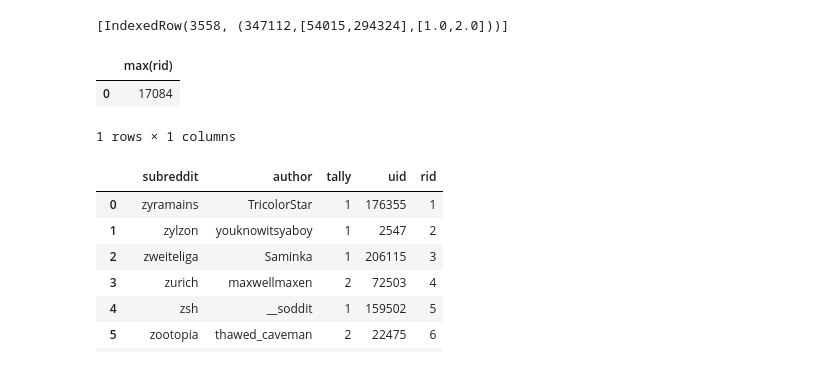
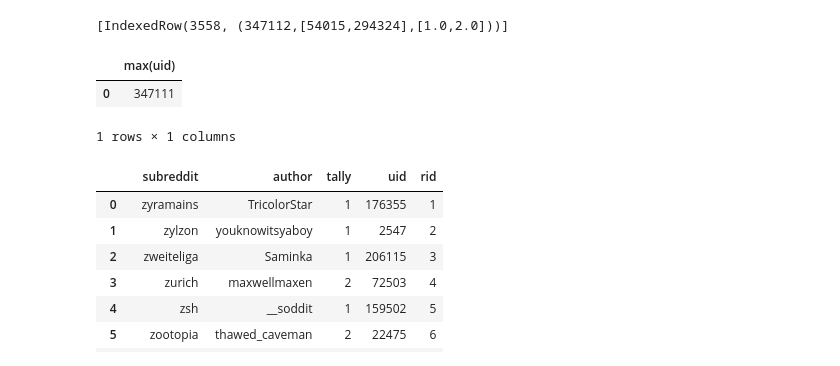
Before and after one commit to hoidn/Reddicommend, a Jupyter notebook: testing.ipynb, the cells around one changed output. Saved outputs shown, nothing was run; the diff lists cells and outputs as text; code cells hidden in the pictures.

```diff
--- a/testing.ipynb
+++ b/testing.ipynb
@@ -199,12 +240,12 @@ row = cmi.rows.take(1)
 [IndexedRow(3558, (347112,[54015,294324],[1.0,2.0]))]
 # %%
 sqlContext.sql("""
-select max(rid)
+select max(uid)
 from occurrences
 """).toPandas()
 # %% [output]
-|  | max(rid) |
-| 0 | 17084 |
+|  | max(uid) |
+| 0 | 347111 |
 1 rows × 1 columns
 # %%
 occurrences.toPandas()
```
Also changed, not shown: parts of 16 cells of this notebook.
